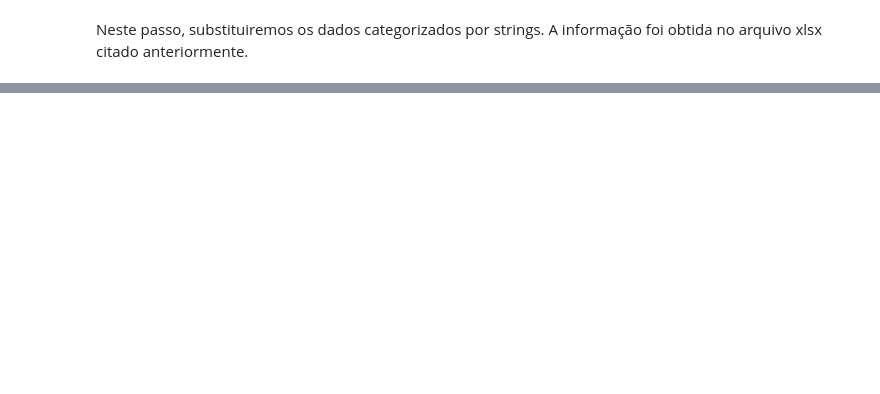
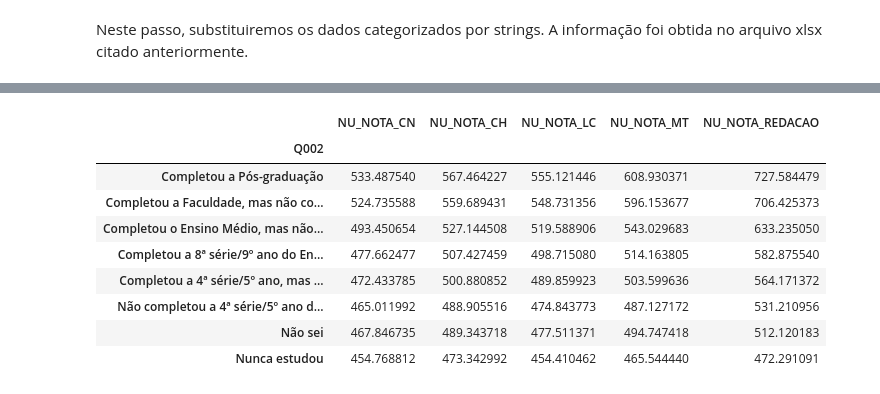
Before and after one commit to alexandrecbastos/microdados_enem_2022, a Jupyter notebook: eda_enem_2022.ipynb, the cells around one changed output, grey strips where cells are left out. Saved outputs shown, nothing was run; the diff lists cells and outputs as text; code cells hidden in the pictures; blank space fills up the shorter version.

```diff
--- a/eda_enem_2022.ipynb
+++ b/eda_enem_2022.ipynb
@@ -130,0 +297,15 @@ df_1.groupby(['TP_DEPENDENCIA_ADM_ESC']).agg({'NU_NOTA_CN':'mean', 'NU_NOTA_CH':
+# %%
+df_1.groupby(['Q002']).agg({'NU_NOTA_CN':'mean', 'NU_NOTA_CH':'mean', 'NU_NOTA_LC':'mean',
+                                        'NU_NOTA_MT':'mean', 'NU_NOTA_REDACAO':'mean'}).sort_values(by= 'NU_NOTA_REDACAO',
+                                                                                                    ascending=False)
+# %% [output]
+|  | NU_NOTA_CN | NU_NOTA_CH | NU_NOTA_LC | NU_NOTA_MT | NU_NOTA_REDACAO |
+| Q002 |  |  |  |  |  |
+| Completou a Pós-graduação | 533.487540 | 567.464227 | 555.121446 | 608.930371 | 727.584479 |
+| Completou a Faculdade, mas não co... | 524.735588 | 559.689431 | 548.731356 | 596.153677 | 706.425373 |
+| Completou o Ensino Médio, mas não... | 493.450654 | 527.144508 | 519.588906 | 543.029683 | 633.235050 |
+| Completou a 8ª série/9º ano do En... | 477.662477 | 507.427459 | 498.715080 | 514.163805 | 582.875540 |
+| Completou a 4ª série/5º ano, mas ... | 472.433785 | 500.880852 | 489.859923 | 503.599636 | 564.171372 |
+| Não completou a 4ª série/5º ano d... | 465.011992 | 488.905516 | 474.843773 | 487.127172 | 531.210956 |
+| Não sei | 467.846735 | 489.343718 | 477.511371 | 494.747418 | 512.120183 |
+| Nunca estudou | 454.768812 | 473.342992 | 454.410462 | 465.544440 | 472.291091 |
```
Also changed, not shown: parts of 18 cells of this notebook.
